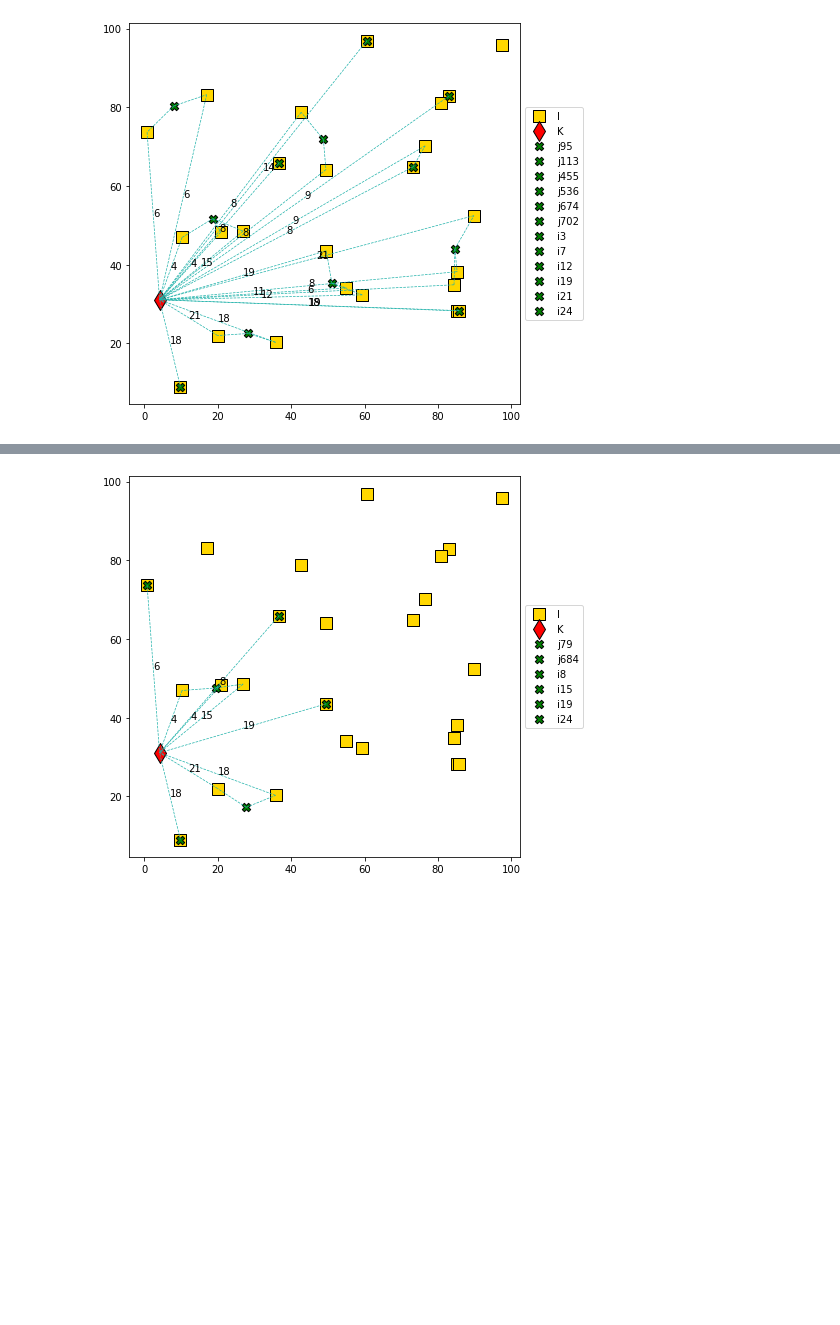
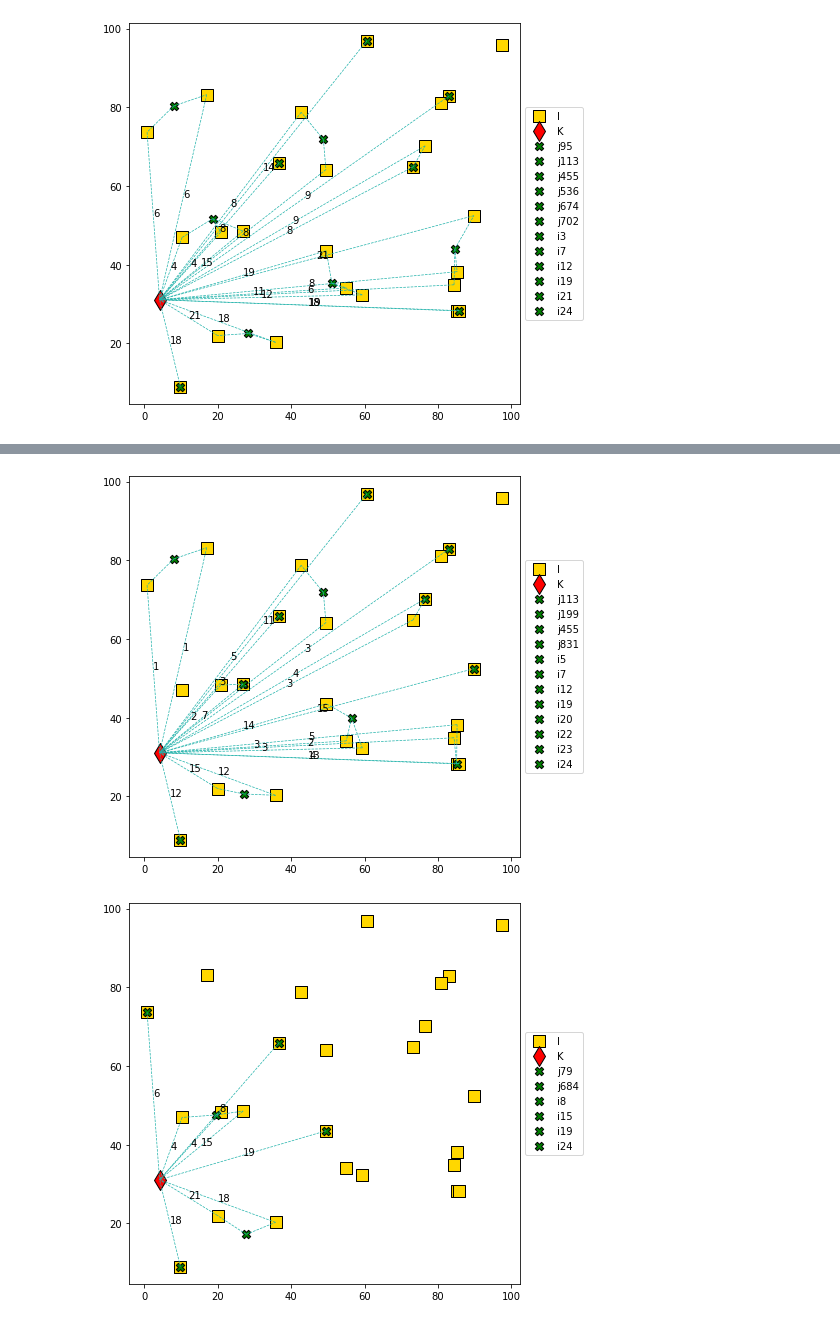
Before and after one commit to petrenaa/Master_Thesis_Drone_Specimen_Delivery, a Jupyter notebook: Specimen Delivery Project.ipynb, the cells around one changed output, grey strips where cells are left out. Cells and saved outputs as stored; diff of their text form; code cells hidden in the pictures; blank space fills up the shorter version.

Commit message:
Add deterministic relaxed model

```diff
--- a/Specimen Delivery Project.ipynb
+++ b/Specimen Delivery Project.ipynb
@@ -650,3 +650,12 @@ model_det_rel = gp.Model('Deterministic model with relaxation')
 
 x_ikj = model_det_rel.addVars(I.index, L, vtype = GRB.INTEGER, name = 'x_ikj')
 y_j = model_det_rel.addVars(J.index, vtype = GRB.BINARY, name = 'y_j')
+# %%
+model_det_rel.addConstrs((gp.quicksum(x_ikj[i, k, j] for (k, j) in N_i[i]) >= theta_det[i] for i in I_feas), name = 'c2')
+model_det_rel.addConstrs((gp.quicksum(x_ikj[i, k, j] for i in M_kj[(k, j)]) <= q_j[j] * y_j[j] for (k, j) in KJ_feas), name = 'c4')
+model_det_rel.addConstrs(((dist_JI[(j, i)] + dist_IK[(i, k)] + dist_KJ[(k, j)]) * y_j[j] <= B
+                  for (k, j) in N_i[i] for i in M_kj[(k, j)]), name = 'c5')
+model_det_rel.addConstrs((dist_JI[(j, i)] * y_j[j] <= S for (k, j) in N_i[i] for i in M_kj[(k, j)]), name = 'c6')
+
+model_det_rel.setObjective(alpha * gp.quicksum(x_ikj) + gp.quicksum(beta[j] * y_j[j] for j in J.index), GRB.MINIMIZE)
+model_det_rel.optimize()
@@ -653,3 +700,7 @@ y_j = model_det_rel.addVars(J.index, vtype = GRB.BINARY, name = 'y_j')
+# %%
+SolutionGraph(I, K, J, model_det_rel)
+# %% [output]
+[figure, added]
 # %%
 SolutionGraph(I, K, J, model_prob)
 # %% [output]
```
Also changed, not shown: parts of 2 cells of this notebook.
